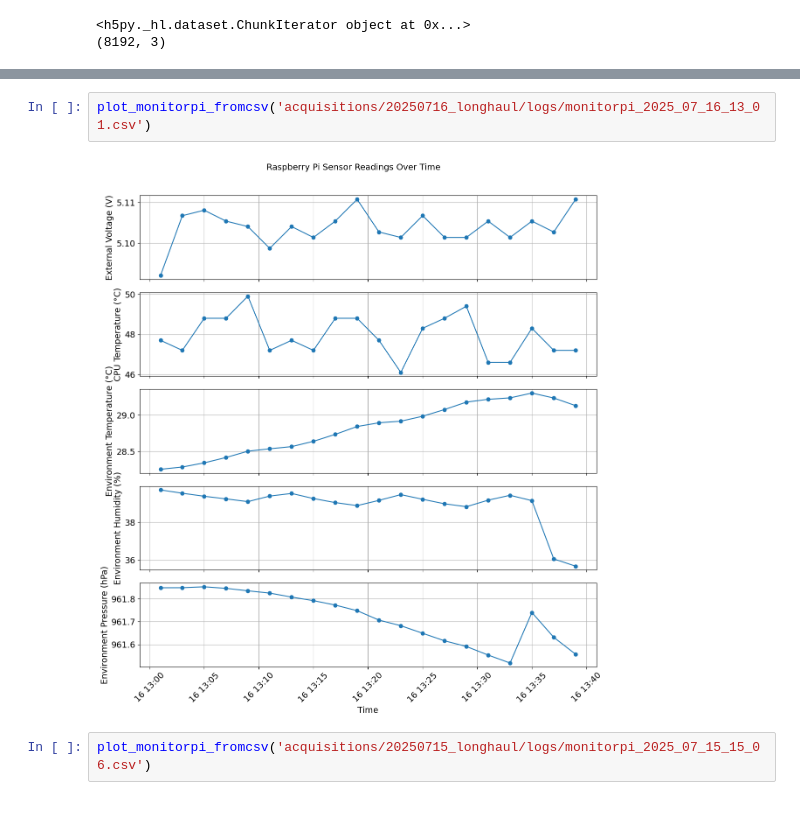
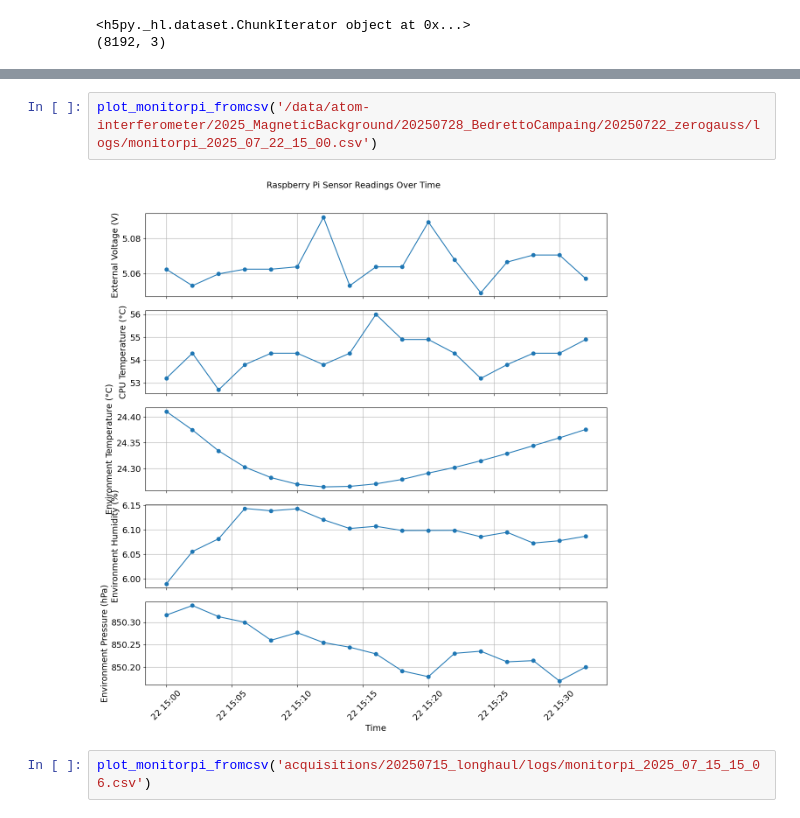
Before and after one commit to SSantosLab/LAB-Magnetometer, a Jupyter notebook: test.ipynb, the cells around one changed output, grey strips where cells are left out. Saved outputs shown, nothing was run; the diff lists cells and outputs as text.

```diff
--- a/test.ipynb
+++ b/test.ipynb
@@ -147,7 +272,7 @@ plot_monitorpi_data(df_monitor)
 # %%
-plot_monitorpi_fromcsv('acquisitions/20250716_longhaul/logs/monitorpi_2025_07_16_13_01.csv')
+plot_monitorpi_fromcsv('/data/atom-interferometer/2025_MagneticBackground/20250728_BedrettoCampaing/20250722_zerogauss/logs/monitorpi_2025_07_22_15_00.csv')
 # %% [output]
-[figure, old version]
+[figure, new version]
 # %%
 plot_monitorpi_fromcsv('acquisitions/20250715_longhaul/logs/monitorpi_2025_07_15_15_06.csv')
 # %% [output]
```
Also changed, not shown: parts of 31 cells of this notebook, 7 other files.
